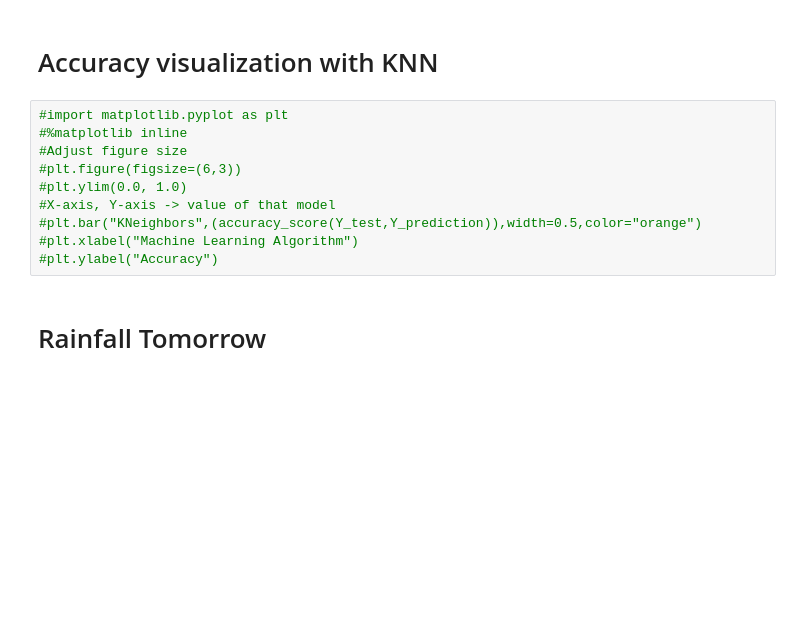
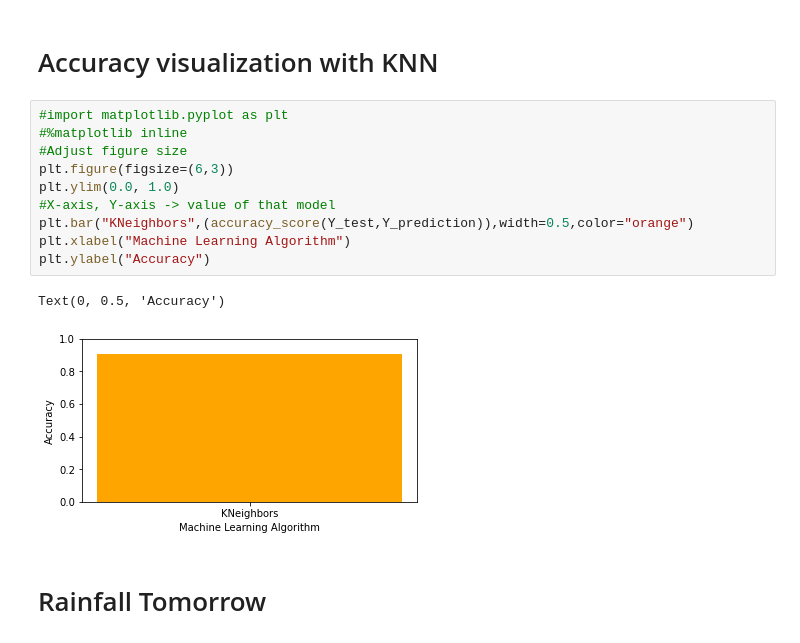
Before and after one commit to sandamaligeethika/ML_Assignment2_IT19120058_IT19120294_IT19147956, a Jupyter notebook: Assignment2.ipynb, the cells around one changed output. Saved outputs shown, nothing was run; the diff lists cells and outputs as text; blank space fills up the shorter version.

Commit message:
Changes to RainTomorrow prediction models

```diff
--- a/Assignment2.ipynb
+++ b/Assignment2.ipynb
@@ -715,13 +731,16 @@ array([0, 0, 0, ..., 0, 0, 1])
 # %%
 #import matplotlib.pyplot as plt
 #%matplotlib inline
 #Adjust figure size
-#plt.figure(figsize=(6,3))
-#plt.ylim(0.0, 1.0)
+plt.figure(figsize=(6,3))
+plt.ylim(0.0, 1.0)
 #X-axis, Y-axis -> value of that model
-#plt.bar("KNeighbors",(accuracy_score(Y_test,Y_prediction)),width=0.5,color="orange")
-#plt.xlabel("Machine Learning Algorithm")
-#plt.ylabel("Accuracy")
+plt.bar("KNeighbors",(accuracy_score(Y_test,Y_prediction)),width=0.5,color="orange")
+plt.xlabel("Machine Learning Algorithm")
+plt.ylabel("Accuracy")
+# %% [output]
+Text(0, 0.5, 'Accuracy')
+[figure, added]
 # %% [markdown]
 # Rainfall Tomorrow
 # %%
```
Also changed, not shown: parts of 47 cells of this notebook.
